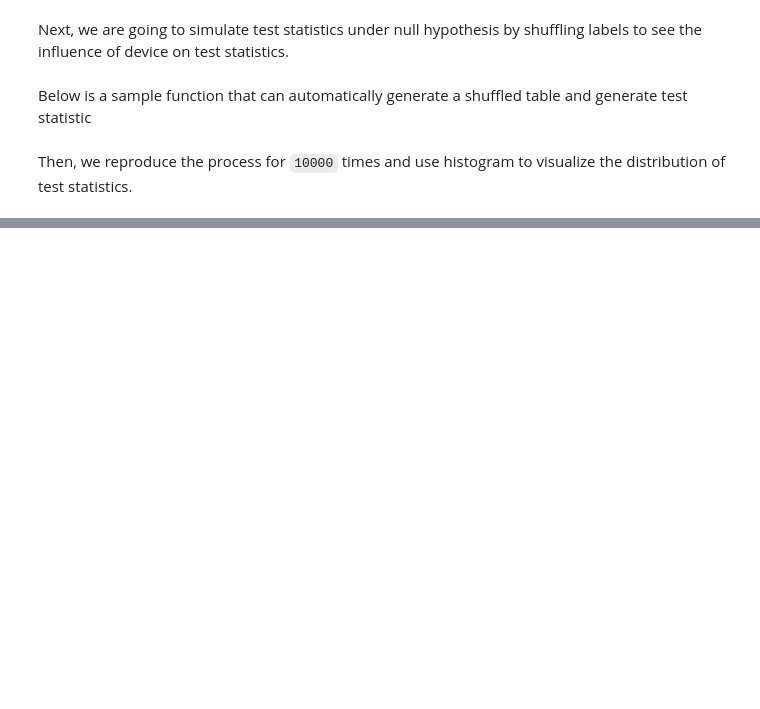
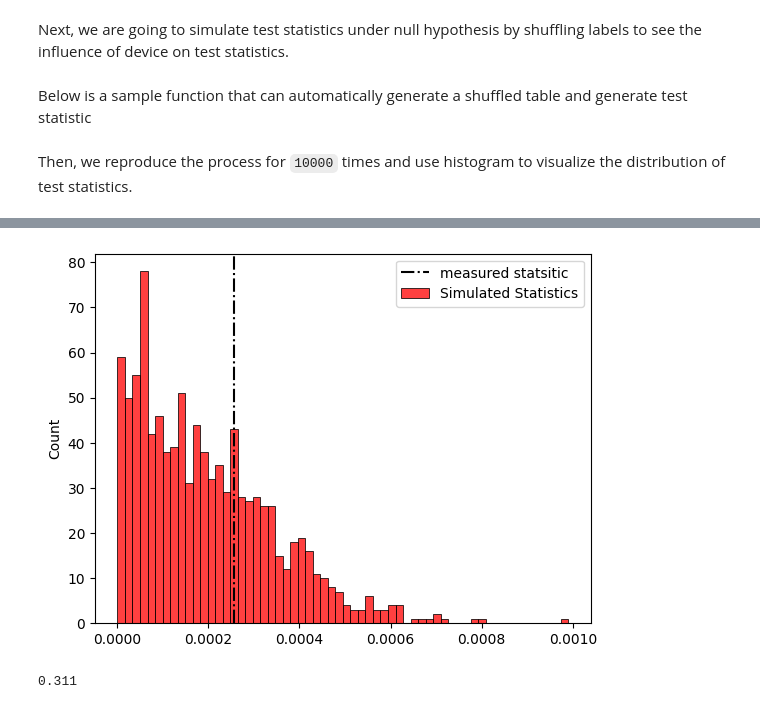
Before and after one commit to DYYasUNCStudent/DATA110, a Jupyter notebook: Final Project/AB testing.ipynb, the cells around one changed output, grey strips where cells are left out. Cells and saved outputs as stored; diff of their text form; code cells hidden in the pictures; blank space fills up the shorter version.

```diff
--- a/Final Project/AB testing.ipynb
+++ b/Final Project/AB testing.ipynb
@@ -140,0 +149,5 @@ usage: git remote [-v | --verbose]
+# %%
+do_test("device", 1000)
+# %% [output]
+[figure, added]
+0.311
```
Also changed, not shown: parts of 17 cells of this notebook.
